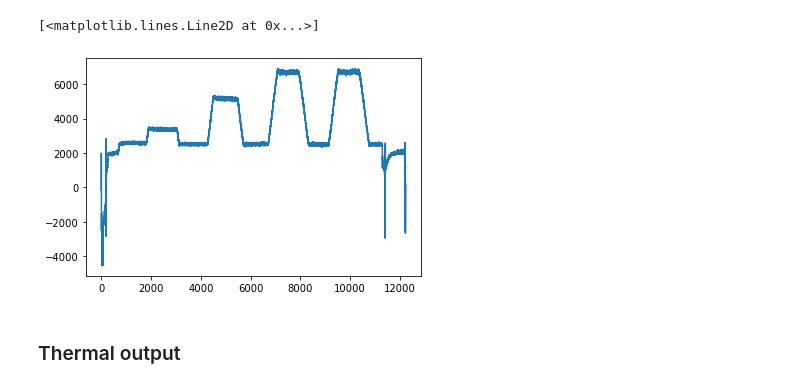
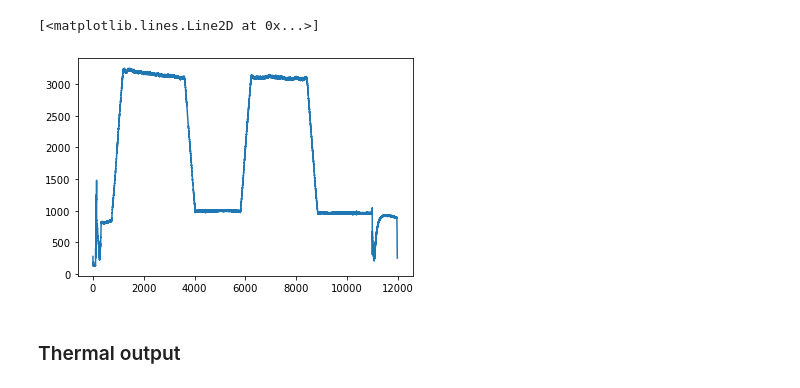
Before and after one commit to Energy-Theory-Guided-Data-Science/Gas-Turbine, a Jupyter notebook: Code/Theory_Comparison.ipynb, the cells around one changed output. Drawn from its saved outputs; the diff is of its cells as text; code cells hidden in the pictures.

```diff
--- a/Code/Theory_Comparison.ipynb
+++ b/Code/Theory_Comparison.ipynb
@@ -68,7 +31,7 @@ el_data
-# %%
-plt.plot(el_data['el_time_measures'], el_data['el_power'])
-# %% [output]
-[<matplotlib.lines.Line2D at 0x...>]
-[figure, removed]
+# %%
+plt.plot(input_data['time'], input_data['electric'])
+# %% [output]
+[<matplotlib.lines.Line2D at 0x...>]
+[figure, added]
 # %% [markdown]
 ### Thermal output
```
Also changed, not shown: parts of 10 cells of this notebook.
